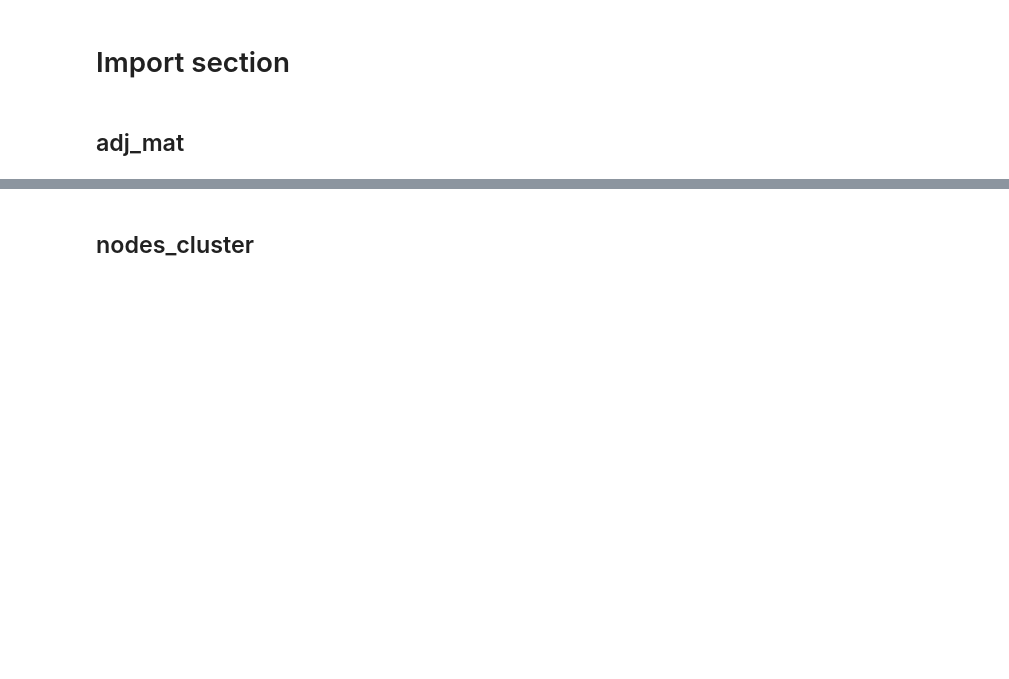
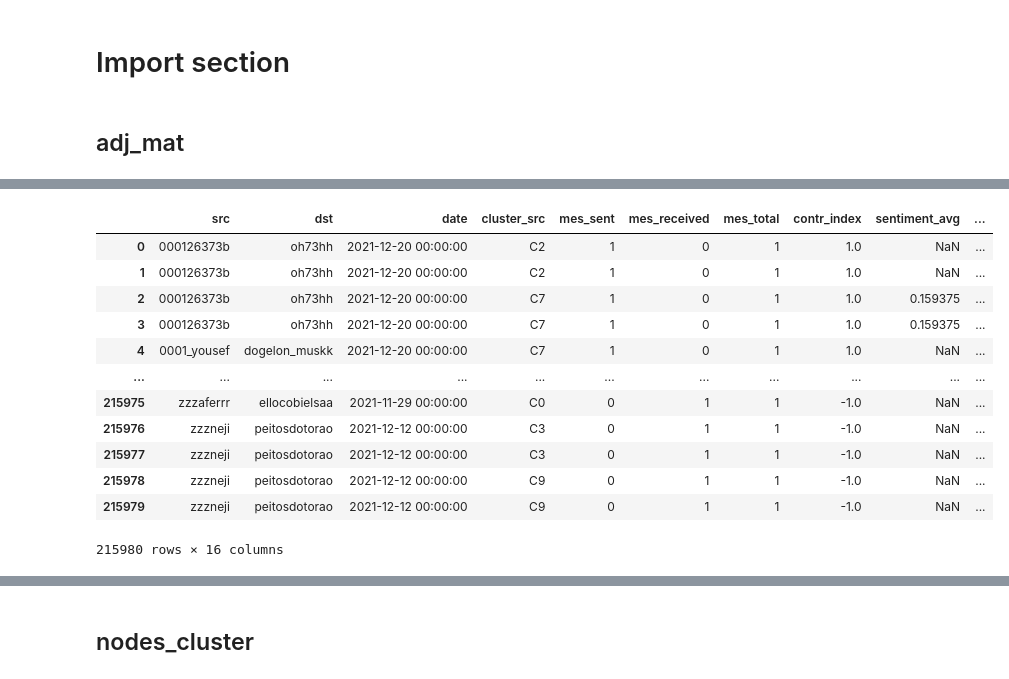
Before and after one commit to christianschwendner/coins_2122, a Jupyter notebook: Model/Model.ipynb, the cells around one changed output, grey strips where cells are left out. Cells and saved outputs as stored; diff of their text form; code cells hidden in the pictures; blank space fills up the shorter version.

```diff
--- a/Model/Model.ipynb
+++ b/Model/Model.ipynb
@@ -9,0 +31,16 @@
+# %%
+adj_mat
+# %% [output]
+|  | src | dst | date | cluster_src | mes_sent | mes_received | mes_total | contr_index | sentiment_avg | ... |
+| 0 | 000126373b | oh73hh | 2021-12-20 00:00:00 | C2 | 1 | 0 | 1 | 1.0 | NaN | ... |
+| 1 | 000126373b | oh73hh | 2021-12-20 00:00:00 | C2 | 1 | 0 | 1 | 1.0 | NaN | ... |
+| 2 | 000126373b | oh73hh | 2021-12-20 00:00:00 | C7 | 1 | 0 | 1 | 1.0 | 0.159375 | ... |
+| 3 | 000126373b | oh73hh | 2021-12-20 00:00:00 | C7 | 1 | 0 | 1 | 1.0 | 0.159375 | ... |
+| 4 | 0001_yousef | dogelon_muskk | 2021-12-20 00:00:00 | C7 | 1 | 0 | 1 | 1.0 | NaN | ... |
+| ... | ... | ... | ... | ... | ... | ... | ... | ... | ... | ... |
+| 215975 | zzzaferrr | ellocobielsaa | 2021-11-29 00:00:00 | C0 | 0 | 1 | 1 | -1.0 | NaN | ... |
+| 215976 | zzzneji | peitosdotorao | 2021-12-12 00:00:00 | C3 | 0 | 1 | 1 | -1.0 | NaN | ... |
+| 215977 | zzzneji | peitosdotorao | 2021-12-12 00:00:00 | C3 | 0 | 1 | 1 | -1.0 | NaN | ... |
+| 215978 | zzzneji | peitosdotorao | 2021-12-12 00:00:00 | C9 | 0 | 1 | 1 | -1.0 | NaN | ... |
+| 215979 | zzzneji | peitosdotorao | 2021-12-12 00:00:00 | C9 | 0 | 1 | 1 | -1.0 | NaN | ... |
+215980 rows × 16 columns
```
Also changed, not shown: parts of 16 cells of this notebook.
